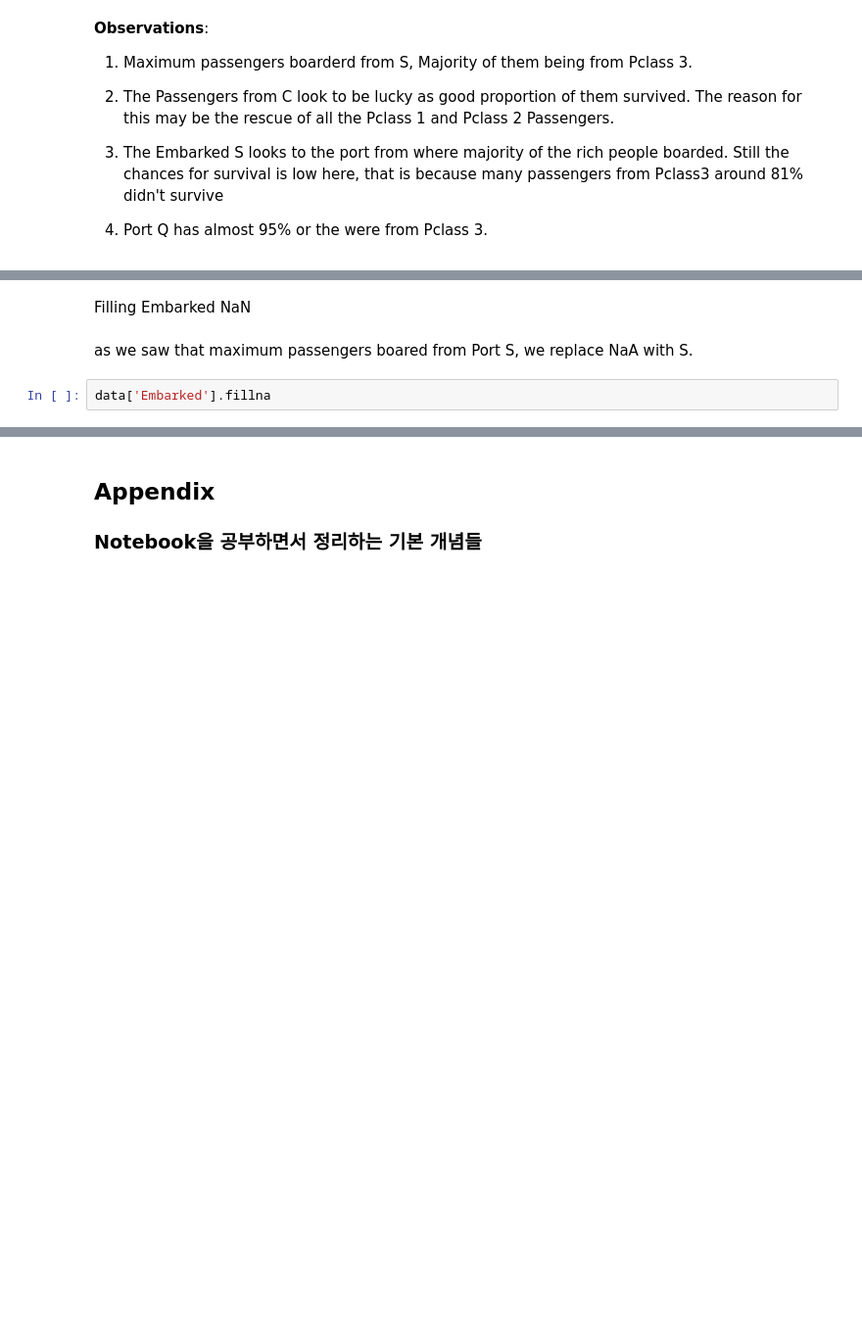
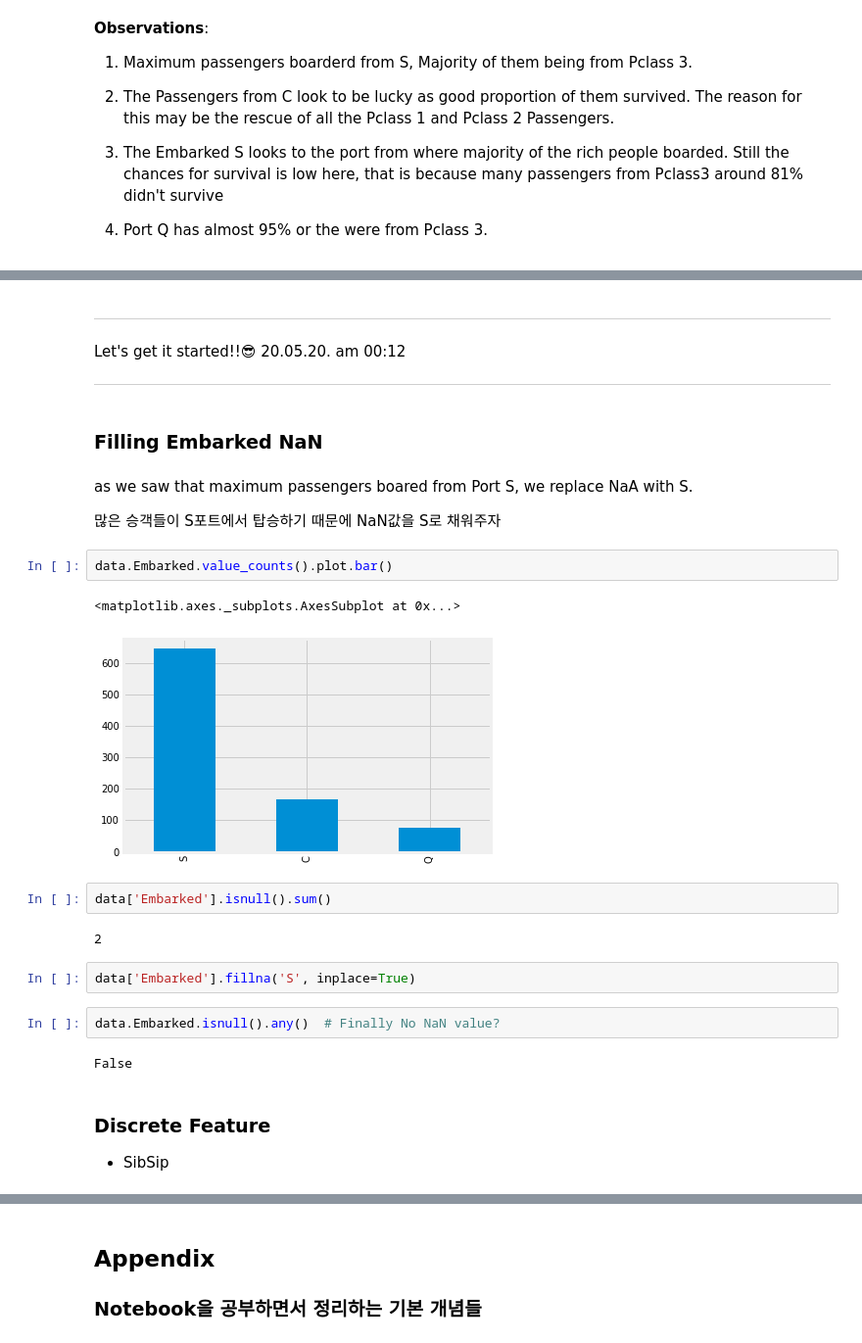
Before and after one commit to Steve-YJ/Explore-Kaggle, a Jupyter notebook: 01. Titanic/01. Kaggle-Titanic.ipynb, the cells around one changed output, grey strips where cells are left out. Shown: that part at 98% size. Saved outputs shown, nothing was run; the diff lists cells and outputs as text; blank space fills up the shorter version.

```diff
--- a/01. Titanic/01. Kaggle-Titanic.ipynb
+++ b/01. Titanic/01. Kaggle-Titanic.ipynb
@@ -801,6 +797,30 @@ plt.show()
+# %% [markdown]
+---
+
+Let's get it started!!😎 20.05.20. am 00:12
+
+---
 # %% [markdown]
-Filling Embarked NaN
+### Filling Embarked NaN
 # %% [markdown]
-as we saw that maximum passengers boared from Port S, we replace NaA with S.
+as we saw that maximum passengers boared from Port S, we replace NaA with S.<br>
+
+많은 승객들이 S포트에서 탑승하기 때문에 NaN값을 S로 채워주자
+# %%
+data.Embarked.value_counts().plot.bar()
+# %% [output]
+<matplotlib.axes._subplots.AxesSubplot at 0x...>
+[figure, added]
+# %%
+data['Embarked'].isnull().sum()
+# %% [output]
+2
 # %%
-data['Embarked'].fillna
+data['Embarked'].fillna('S', inplace=True)
+# %%
+data.Embarked.isnull().any()  # Finally No NaN value?
+# %% [output]
+False
+# %% [markdown]
+### Discrete Feature<br>
+* SibSip
```
Also changed, not shown: parts of 27 cells of this notebook.
